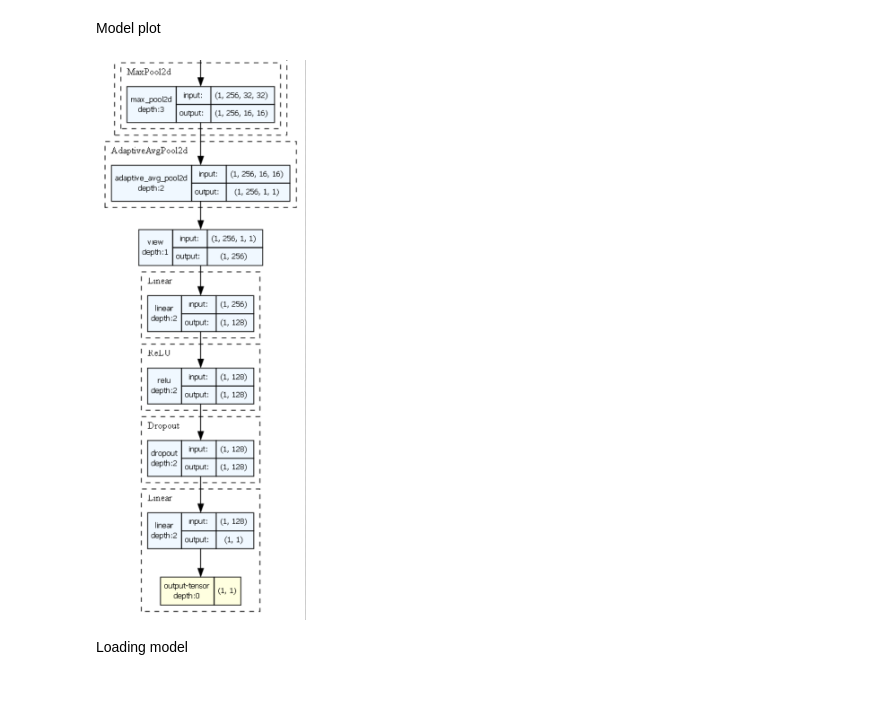
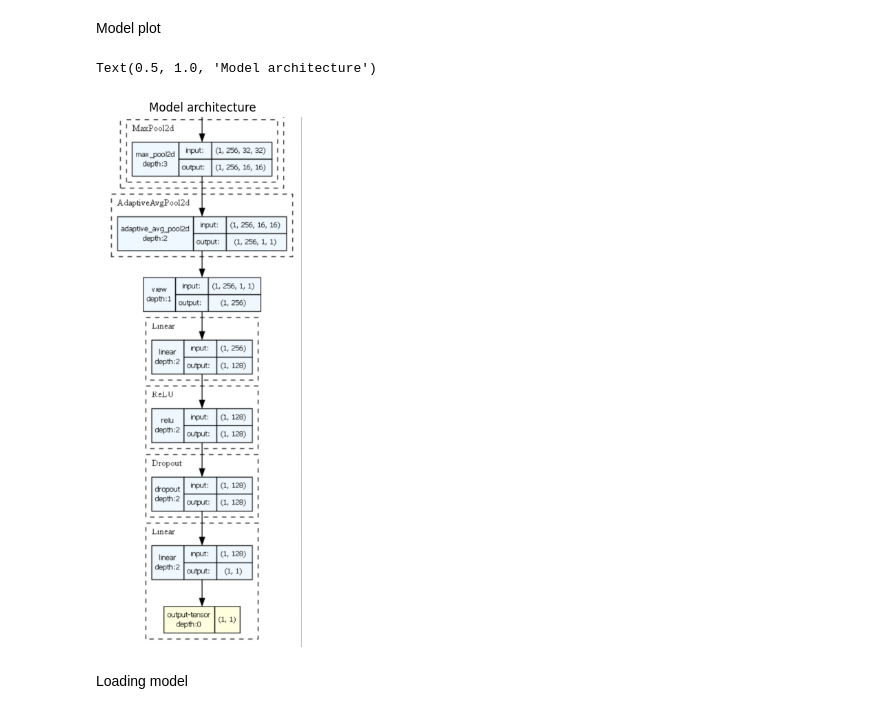
Before and after one commit to Andreasest/ai-image-detection, a Jupyter notebook: Aidetect.ipynb, the cells around one changed output. Cells and saved outputs as stored; diff of their text form; code cells hidden in the pictures.

Commit message:
Added roc curve and small fixes

```diff
--- a/Aidetect.ipynb
+++ b/Aidetect.ipynb
@@ -216,10 +216,14 @@ Estimated Total Size (MB): 65.39
 # %% [markdown]
 Model plot
 # %%
-from IPython.display import Image, display
-display(Image(filename='model_architecture.png'))
+architecture = Image.open('model_architecture.png').convert("RGB")
+plt.figure(figsize=(10,10))
+plt.imshow(architecture)
+plt.axis("off")
+plt.title("Model architecture")
 # %% [output]
+Text(0.5, 1.0, 'Model architecture')
-[figure, old version]
+[figure, new version]
 # %% [markdown]
 Loading model
 # %%
```
Also changed, not shown: parts of 7 cells of this notebook.
